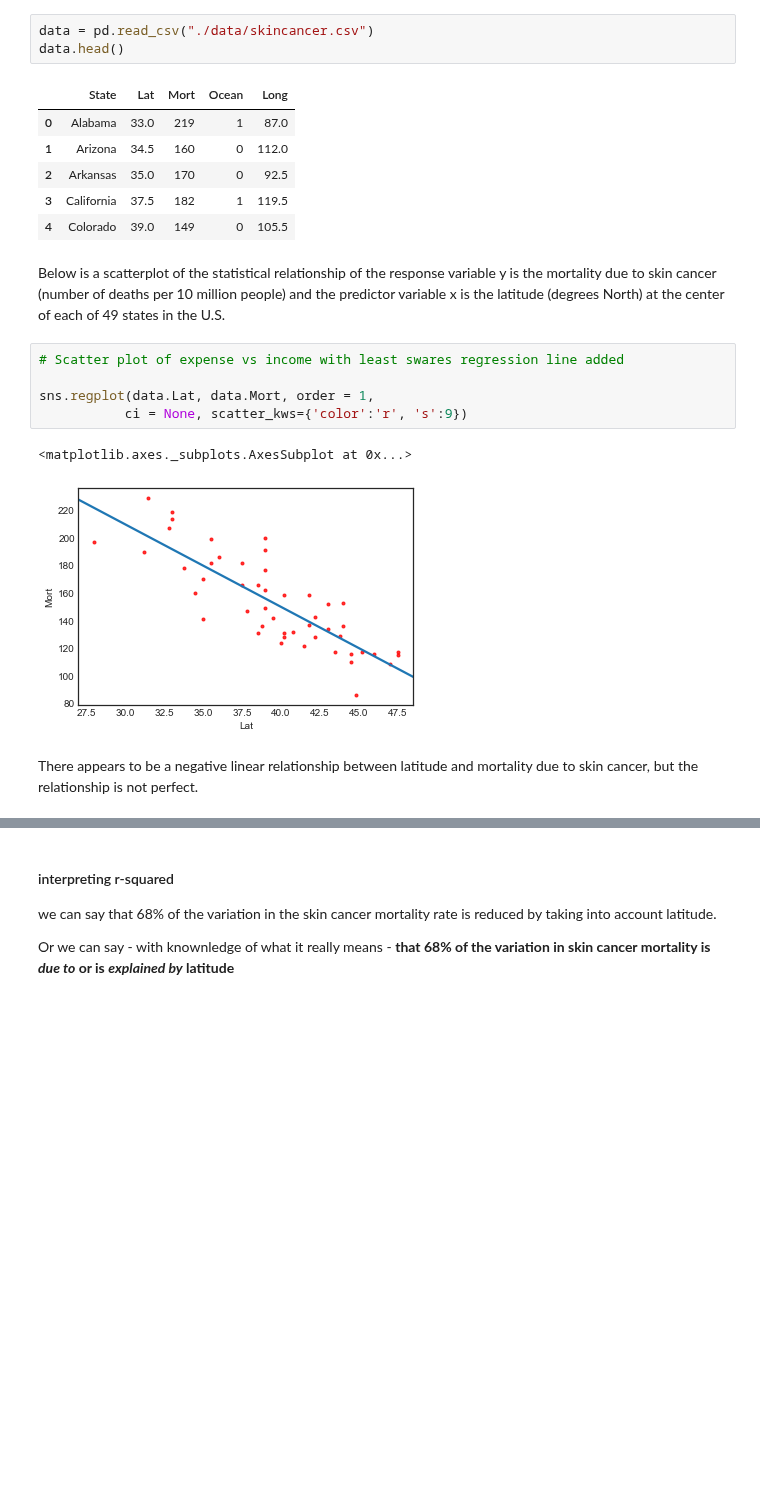
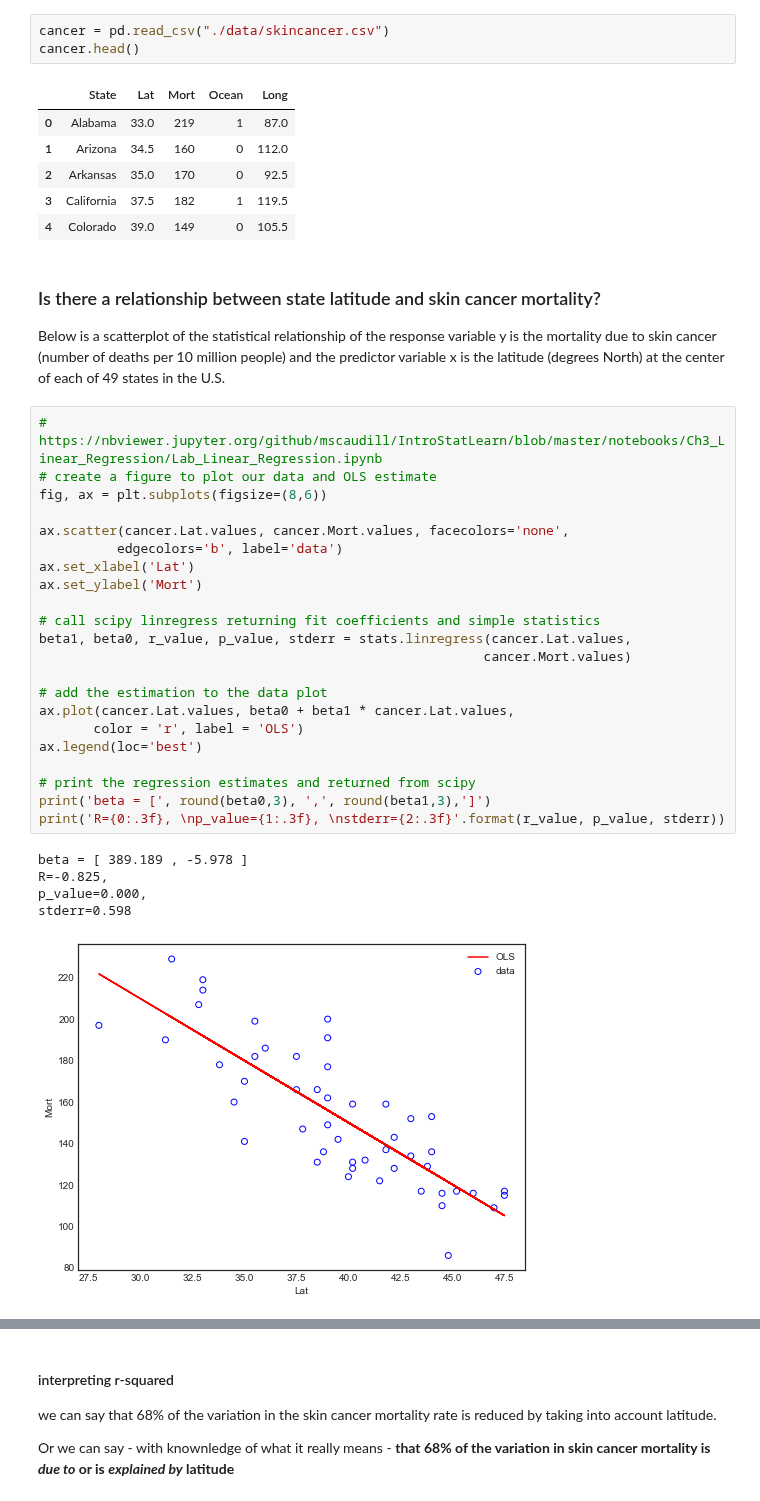
Before and after one commit to naivelogic/Machine_Learning_Notebooks, a Jupyter notebook: Data_Science/Stats Foundation/Regression Methods/[lab] PennState Regression.ipynb, the cells around one changed output, grey strips where cells are left out. Saved outputs shown, nothing was run; the diff lists cells and outputs as text; blank space fills up the shorter version.

```diff
--- a/Data_Science/Stats Foundation/Regression Methods/[lab] PennState Regression.ipynb
+++ b/Data_Science/Stats Foundation/Regression Methods/[lab] PennState Regression.ipynb
@@ -85,6 +93,6 @@ The value of r2 can be interpreted to mean that poverty rates "explain" 53.3% of
 # %%
-data = pd.read_csv("./data/skincancer.csv")
-data.head()
+cancer = pd.read_csv("./data/skincancer.csv")
+cancer.head()
 # %% [output]
 |  | State | Lat | Mort | Ocean | Long |
 | 0 | Alabama | 33.0 | 219 | 1 | 87.0 |
@@ -93,14 +101,34 @@ data.head()
 | 3 | California | 37.5 | 182 | 1 | 119.5 |
 | 4 | Colorado | 39.0 | 149 | 0 | 105.5 |
 # %% [markdown]
+### Is there a relationship between state latitude and skin cancer mortality?
+
 Below is a scatterplot of the statistical relationship of the response variable y is the mortality due to skin cancer (number of deaths per 10 million people) and the predictor variable x is the latitude (degrees North) at the center of each of 49 states in the U.S.
-# %%
-# Scatter plot of expense vs income with least swares regression line added
-
-sns.regplot(data.Lat, data.Mort, order = 1,
-           ci = None, scatter_kws={'color':'r', 's':9})
-# %% [output]
-<matplotlib.axes._subplots.AxesSubplot at 0x...>
-[figure, removed]
-# %% [markdown]
-There appears to be a negative linear relationship between latitude and mortality due to skin cancer, but the relationship is not perfect.
+# %%
+# https://nbviewer.jupyter.org/github/mscaudill/IntroStatLearn/blob/master/notebooks/Ch3_Linear_Regression/Lab_Linear_Regression.ipynb
+# create a figure to plot our data and OLS estimate
+fig, ax = plt.subplots(figsize=(8,6))
+
+ax.scatter(cancer.Lat.values, cancer.Mort.values, facecolors='none',
+          edgecolors='b', label='data')
+ax.set_xlabel('Lat')
+ax.set_ylabel('Mort')
+
+# call scipy linregress returning fit coefficients and simple statistics
+beta1, beta0, r_value, p_value, stderr = stats.linregress(cancer.Lat.values,
+                                                         cancer.Mort.values)
+
+# add the estimation to the data plot
+ax.plot(cancer.Lat.values, beta0 + beta1 * cancer.Lat.values,
+       color = 'r', label = 'OLS')
+ax.legend(loc='best')
+
+# print the regression estimates and returned from scipy
+print('beta = [', round(beta0,3), ',', round(beta1,3),']')
+print('R={0:.3f}, \np_value={1:.3f}, \nstderr={2:.3f}'.format(r_value, p_value, stderr))
+# %% [output]
+beta = [ 389.189 , -5.978 ]
+R=-0.825,
+p_value=0.000,
+stderr=0.598
+[figure, added]
```
Also changed, not shown: parts of 12 cells of this notebook.
